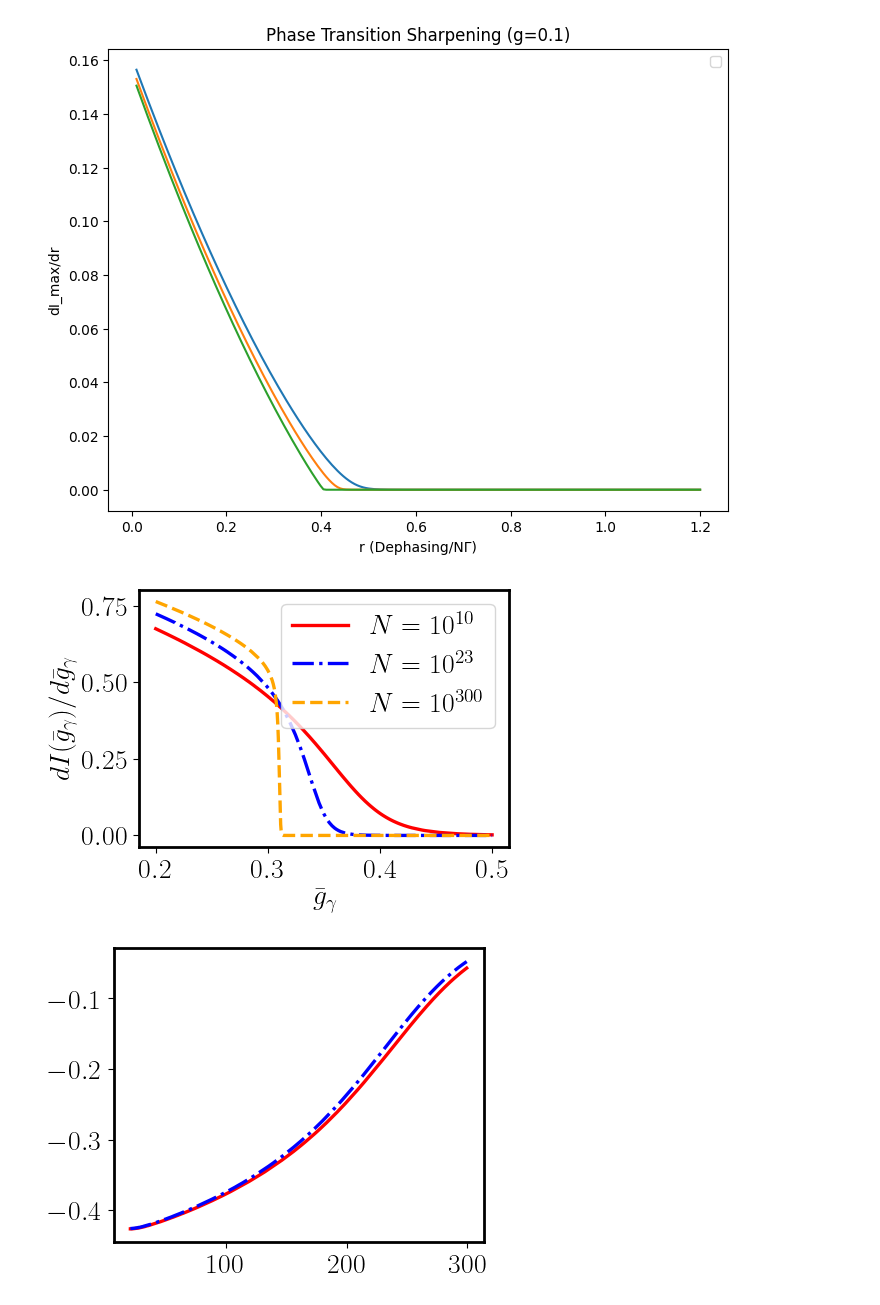
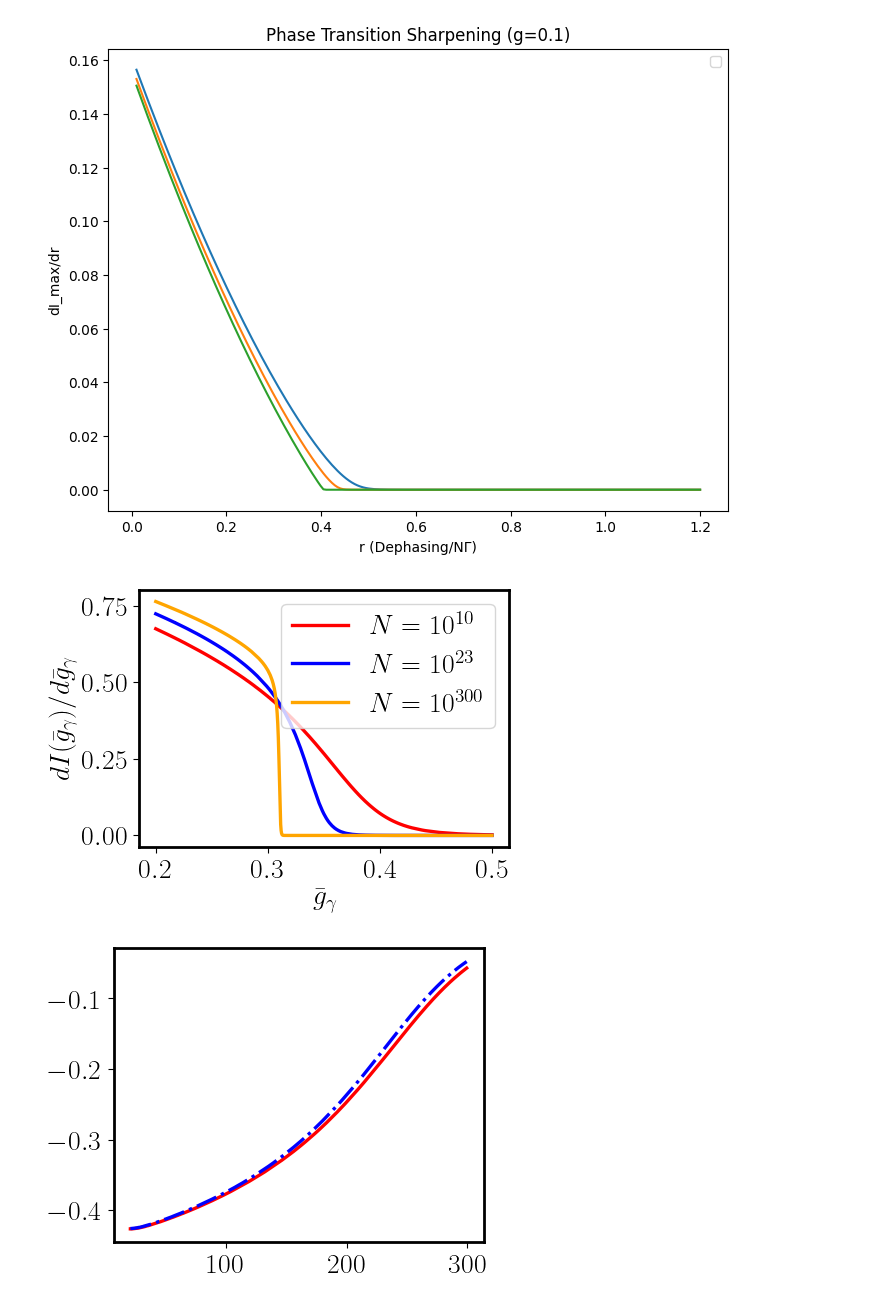
Before and after one commit to Nico0oblr/SuperradianceMolecules, a Jupyter notebook: code/notebooks/MeanFieldSpontaneousEmission.ipynb, the cells around one changed output. Drawn from its saved outputs; the diff is of its cells as text; code cells hidden in the pictures.

```diff
--- a/code/MeanFieldSpontaneousEmission.ipynb
+++ b/code/notebooks/MeanFieldSpontaneousEmission.ipynb
@@ -629,35 +629,35 @@ figure()
 cs = ["red", "blue", "orange"]
 for (i,pow) in enumerate([10, 23, 300])
     N = BigInt(10) ^ pow # Use BigInt for parameter calculation if needed
     # Convert to Float64 for the solver
     N_f = Float64(N)
 
     resr = Float64[]
     for g in gs
         Γ = 1.0
         ξ = N_f * r
         γ = N_f * g / log(N_f)
         p = [Γ, ξ, N_f, γ]
 
         # Initial condition: log(1/N) = -log(N)
         u0 = [-log(N_f), 0.5]
 
         prob = ODEProblem(meanfield_log_transformed!, u0, (0.0, 1e15), p)
         sol = solve(prob, Rosenbrock23(), callback=cb, reltol=1e-8, abstol=1e-10)
         max_log_I = maximum(x -> x[1], sol.u)
         push!(resr, exp(max_log_I))
     end
 
     y = -der(resr, gs[2]-gs[1])
-    plot(gs[2:end-1], y, label = "\$N=10^{$pow}\$", color = cs[i])
+    plot(gs[2:end-1], y, label = "\$N=10^{$pow}\$", color = cs[i], linestyle = "solid")
 end
 
 legend()
 xlabel(L"\bar g_\gamma")
 ylabel(L"dI(\bar g_\gamma)/d\bar g_\gamma")
 savefig("../data/first_order_spont.pdf", bbox_inches = "tight")
 # %% [output]
-[figure, old version]
+[figure, new version]
 # %%
 gcrit = 0.3112370790263421
 ϵ = 1e-4
```
Also changed, not shown: 36 other files.
